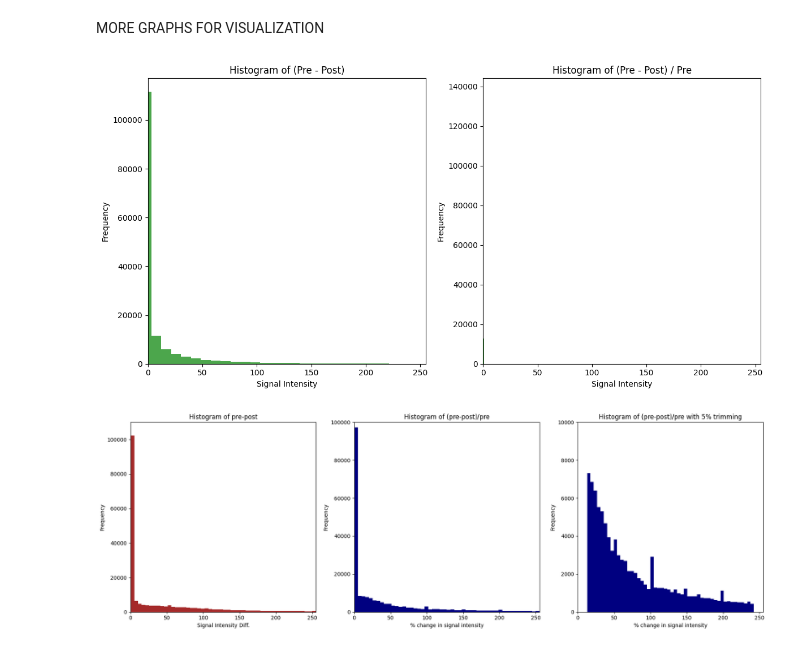
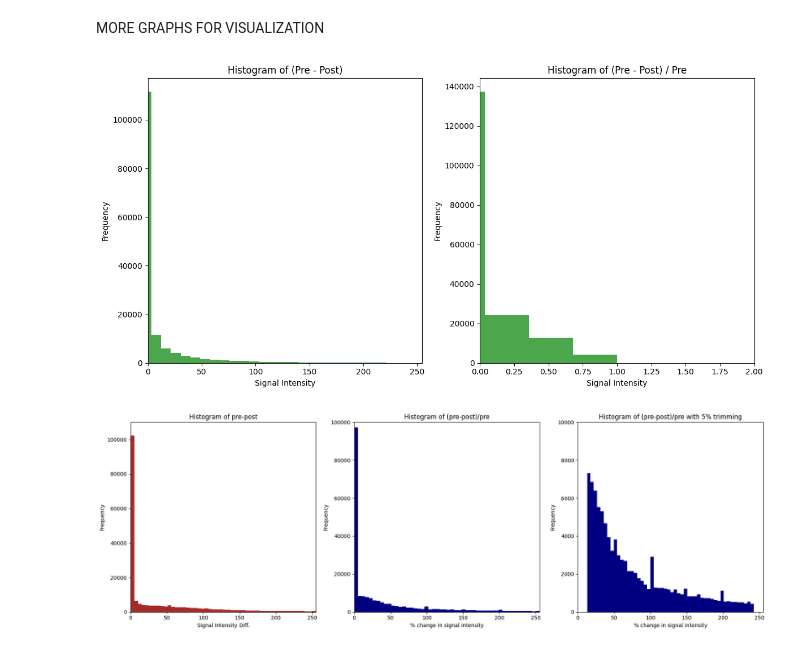
Before and after one commit to hsuryainfo/3D-Breast-FGT-and-Blood-Vessel-Segmentation, a Jupyter notebook: contrast_enchan.ipynb, the cells around one changed output. Cells and saved outputs as stored; diff of their text form; code cells hidden in the pictures.

```diff
--- a/contrast_enchan.ipynb
+++ b/contrast_enchan.ipynb
@@ -112,35 +150,35 @@ import matplotlib.pyplot as plt
 
 # Assuming `pre_contrast_img` and `post_contrast_img` are already defined
 
 # Handle divide-by-zero by setting errors to ignore and replacing infinities with NaN
 with np.errstate(divide='ignore', invalid='ignore'):
     difference_ratio = np.true_divide(pre_contrast_img - post_contrast_img, pre_contrast_img)
     difference_ratio[~np.isfinite(difference_ratio)] = 0  # Replace inf, -inf, NaN with 0
 
 # Plot histograms
 plt.figure(figsize=(12, 6))
 
 # Histogram for (pre - post)
 plt.subplot(1, 2, 1)
 plt.hist((pre_contrast_img - post_contrast_img).flatten(), bins=255, color='green', alpha=0.7)
 plt.title('Histogram of (Pre - Post)')
 plt.xlabel('Signal Intensity')
 plt.ylabel('Frequency')
 plt.xlim(0, 255)  # Set x-axis limit to match 8-bit image range
 
 # Histogram for (pre - post) / pre using the precomputed difference_ratio
 plt.subplot(1, 2, 2)
 plt.hist(difference_ratio.flatten(), bins=255, color='green', alpha=0.7)
 plt.title('Histogram of (Pre - Post) / Pre')
 plt.xlabel('Signal Intensity')
 plt.ylabel('Frequency')
-plt.xlim(0,255)
+plt.xlim(0,2)
 
 # Show the plots
 plt.tight_layout()
 plt.show()
 # %% [output]
-[figure, old version]
+[figure, new version]
 # %%
 #plotting pre-post subtraction signal intensity
 
```
Also changed, not shown: parts of 6 cells of this notebook, 4 other files.
